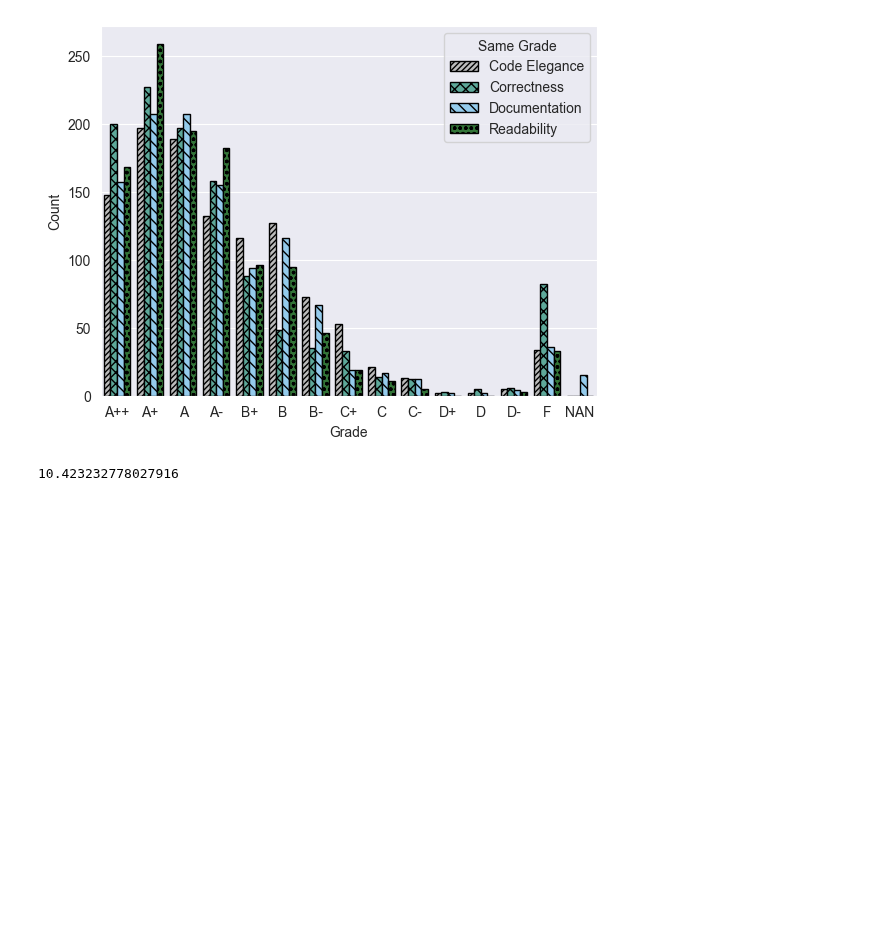
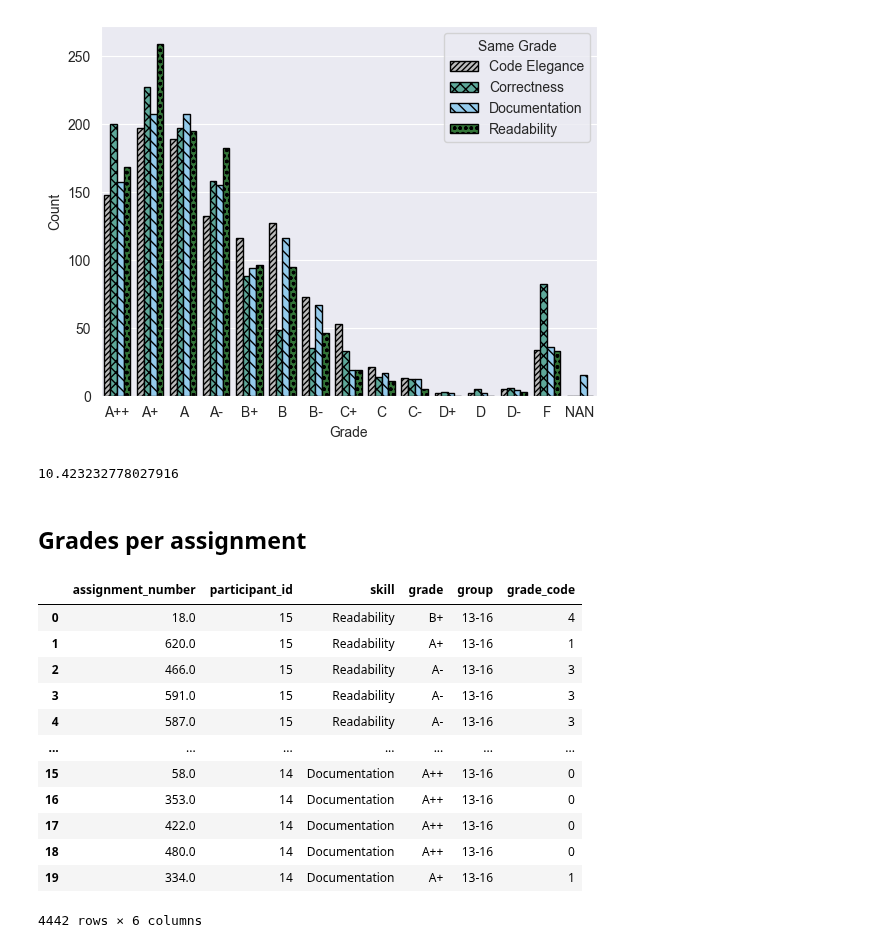
Before and after one commit to m-messer/Consistency_In_Grading_Analysis, a Jupyter notebook: grades_analysis.ipynb, the cells around one changed output. Saved outputs shown, nothing was run; the diff lists cells and outputs as text; code cells hidden in the pictures; blank space fills up the shorter version.

```diff
--- a/grades_analysis.ipynb
+++ b/grades_analysis.ipynb
@@ -712,3 +712,25 @@ lower_b = grade_count_df[~grade_count_df['grade'].isin(['A++', 'A+', 'A', 'A-',
 (lower_b / grade_count_df['count'].sum()) * 100
 # %% [output]
 10.423232778027916
+# %% [markdown]
+## Grades per assignment
+# %%
+per_assignment_df = grade_df[['assignment_number', 'participant_id', 'skill', 'grade', 'group']].copy()
+per_assignment_df['grade_code'] = per_assignment_df['grade'].cat.codes
+per_assignment_df['assignment_number'] = pd.Categorical(per_assignment_df['assignment_number'])
+
+per_assignment_df
+# %% [output]
+|  | assignment_number | participant_id | skill | grade | group | grade_code |
+| 0 | 18.0 | 15 | Readability | B+ | 13-16 | 4 |
+| 1 | 620.0 | 15 | Readability | A+ | 13-16 | 1 |
+| 2 | 466.0 | 15 | Readability | A- | 13-16 | 3 |
+| 3 | 591.0 | 15 | Readability | A- | 13-16 | 3 |
+| 4 | 587.0 | 15 | Readability | A- | 13-16 | 3 |
+| ... | ... | ... | ... | ... | ... | ... |
+| 15 | 58.0 | 14 | Documentation | A++ | 13-16 | 0 |
+| 16 | 353.0 | 14 | Documentation | A++ | 13-16 | 0 |
+| 17 | 422.0 | 14 | Documentation | A++ | 13-16 | 0 |
+| 18 | 480.0 | 14 | Documentation | A++ | 13-16 | 0 |
+| 19 | 334.0 | 14 | Documentation | A+ | 13-16 | 1 |
+4442 rows × 6 columns
```
Also changed, not shown: parts of 9 cells of this notebook.
